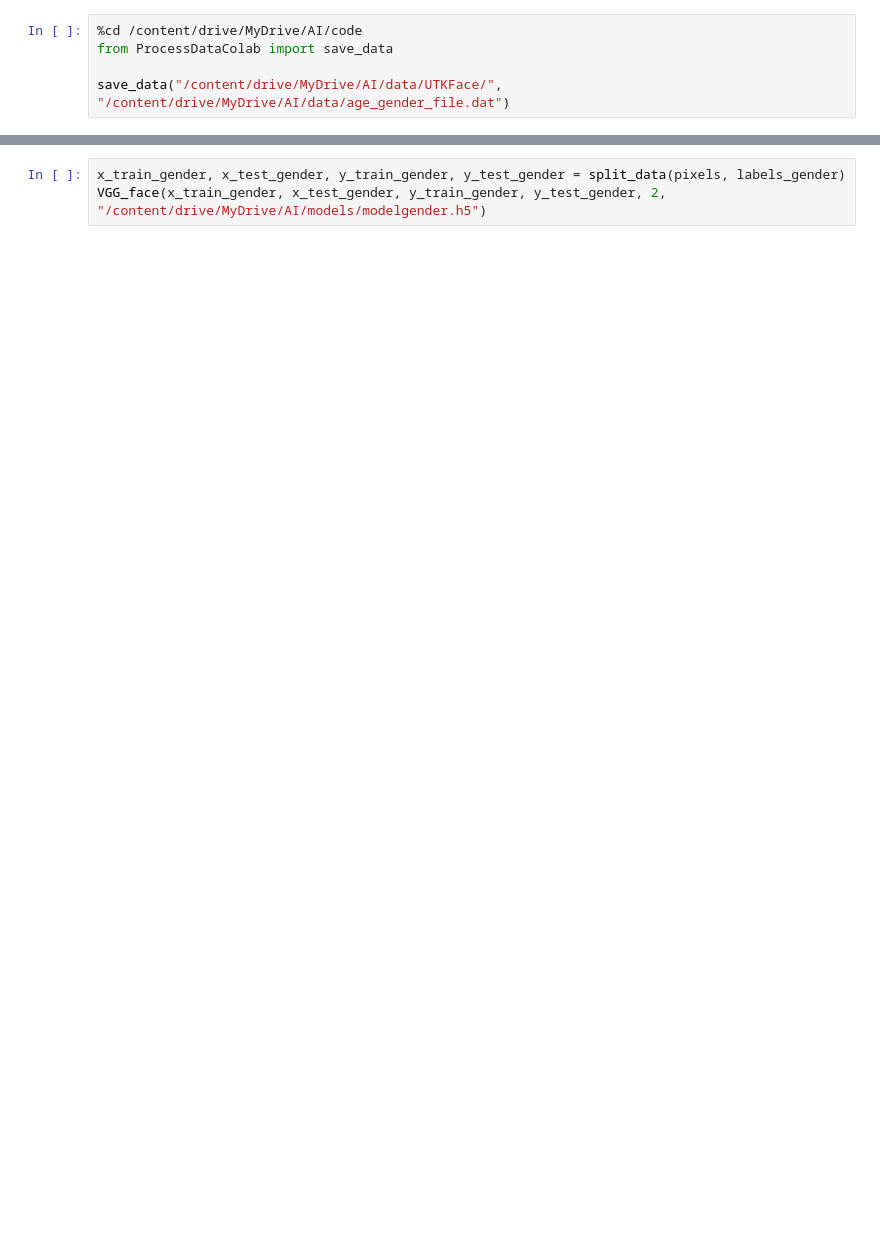
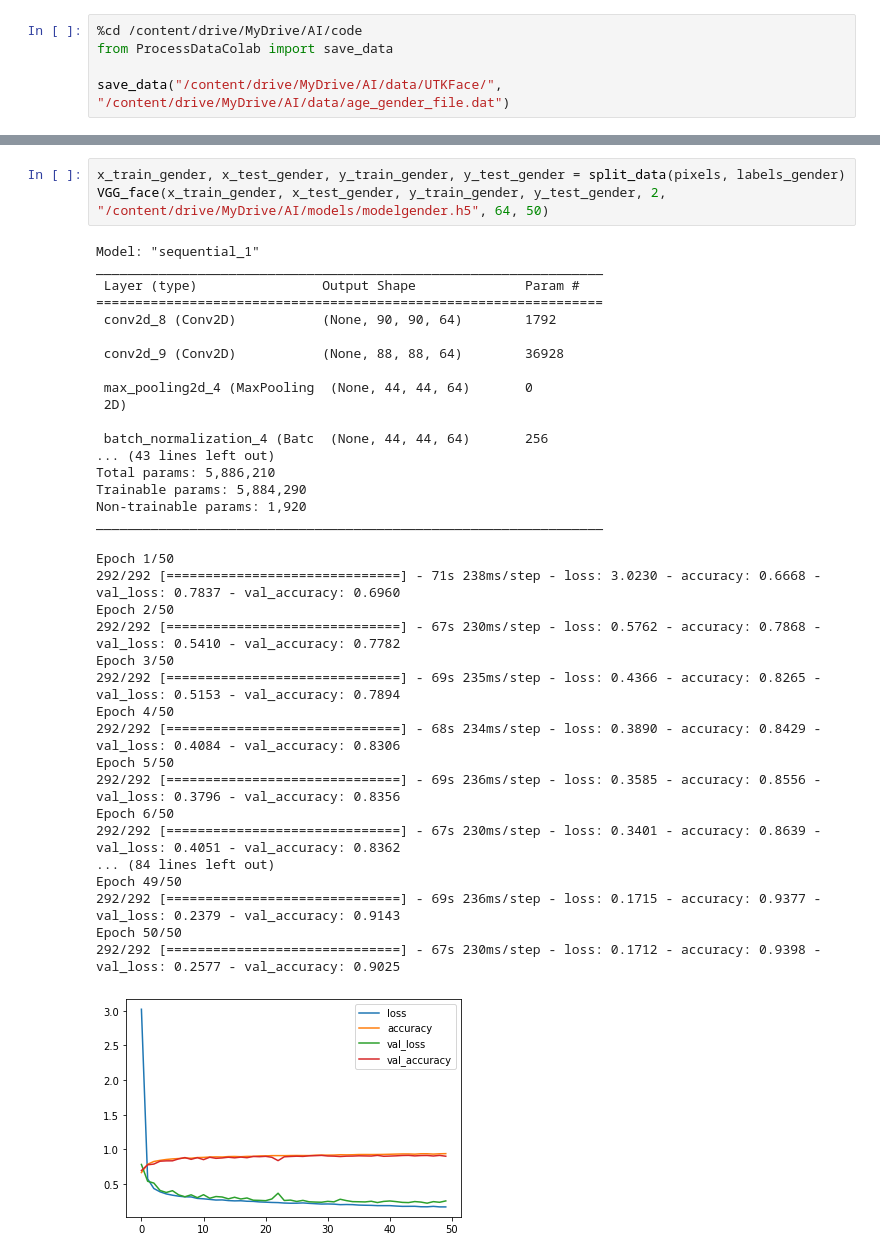
Before and after one commit to chienthan2vn/Age-Gender-Prediction, a Jupyter notebook: Age_Gender_Detection.ipynb, the cells around one changed output, grey strips where cells are left out. Saved outputs shown, nothing was run; the diff lists cells and outputs as text; blank space fills up the shorter version.

```diff
--- a/Age_Gender_Detection.ipynb
+++ b/Age_Gender_Detection.ipynb
@@ -44,3 +83,39 @@ VGG_face(x_train_age, x_test_age, y_train_age, y_test_age, 8, "/content/drive/My
 # %%
 x_train_gender, x_test_gender, y_train_gender, y_test_gender = split_data(pixels, labels_gender)
-VGG_face(x_train_gender, x_test_gender, y_train_gender, y_test_gender, 2, "/content/drive/MyDrive/AI/models/modelgender.h5")
+VGG_face(x_train_gender, x_test_gender, y_train_gender, y_test_gender, 2, "/content/drive/MyDrive/AI/models/modelgender.h5", 64, 50)
+# %% [output]
+Model: "sequential_1"
+_________________________________________________________________
+ Layer (type)                Output Shape              Param #
+=================================================================
+ conv2d_8 (Conv2D)           (None, 90, 90, 64)        1792
+
+ conv2d_9 (Conv2D)           (None, 88, 88, 64)        36928
+
+ max_pooling2d_4 (MaxPooling  (None, 44, 44, 64)       0
+ 2D)
+
+ batch_normalization_4 (Batc  (None, 44, 44, 64)       256
+... (43 lines left out)
+Total params: 5,886,210
+Trainable params: 5,884,290
+Non-trainable params: 1,920
+_________________________________________________________________
+Epoch 1/50
+292/292 [==============================] - 71s 238ms/step - loss: 3.0230 - accuracy: 0.6668 - val_loss: 0.7837 - val_accuracy: 0.6960
+Epoch 2/50
+292/292 [==============================] - 67s 230ms/step - loss: 0.5762 - accuracy: 0.7868 - val_loss: 0.5410 - val_accuracy: 0.7782
+Epoch 3/50
+292/292 [==============================] - 69s 235ms/step - loss: 0.4366 - accuracy: 0.8265 - val_loss: 0.5153 - val_accuracy: 0.7894
+Epoch 4/50
+292/292 [==============================] - 68s 234ms/step - loss: 0.3890 - accuracy: 0.8429 - val_loss: 0.4084 - val_accuracy: 0.8306
+Epoch 5/50
+292/292 [==============================] - 69s 236ms/step - loss: 0.3585 - accuracy: 0.8556 - val_loss: 0.3796 - val_accuracy: 0.8356
+Epoch 6/50
+292/292 [==============================] - 67s 230ms/step - loss: 0.3401 - accuracy: 0.8639 - val_loss: 0.4051 - val_accuracy: 0.8362
+... (84 lines left out)
+Epoch 49/50
+292/292 [==============================] - 69s 236ms/step - loss: 0.1715 - accuracy: 0.9377 - val_loss: 0.2379 - val_accuracy: 0.9143
+Epoch 50/50
+292/292 [==============================] - 67s 230ms/step - loss: 0.1712 - accuracy: 0.9398 - val_loss: 0.2577 - val_accuracy: 0.9025
+[figure, added]
```
Also changed, not shown: parts of 9 cells of this notebook, 10 other files.
